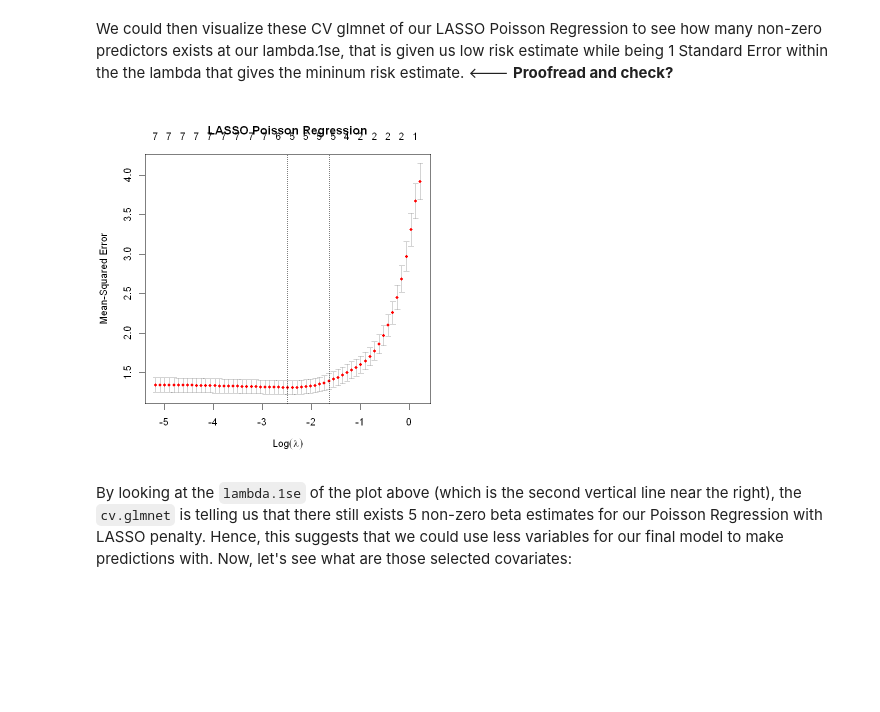
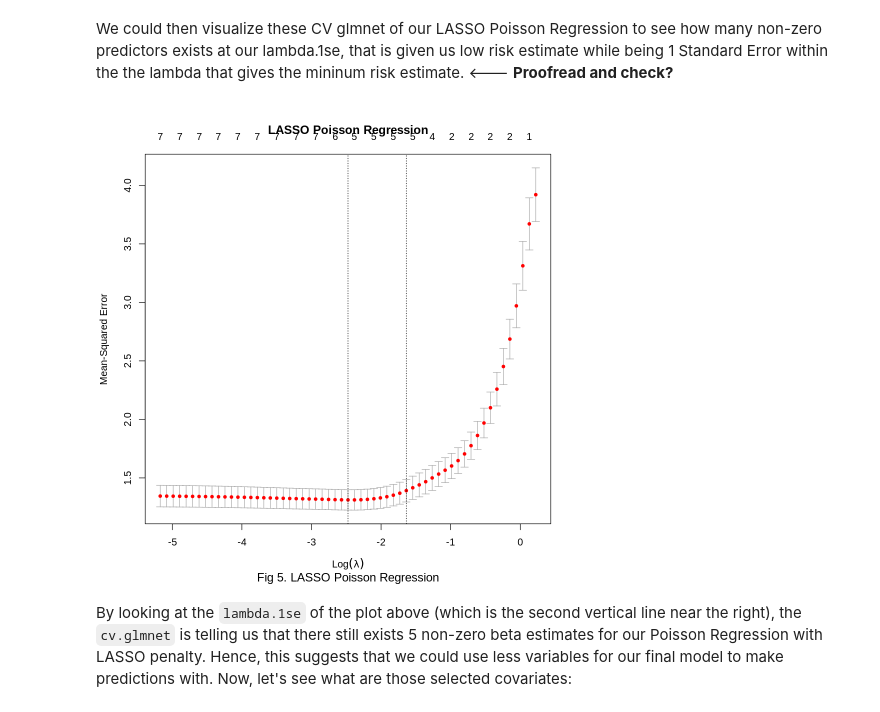
Before and after one commit to tonyliang19/stat301-group-project, a Jupyter notebook: src/methods_tony.ipynb, the cells around one changed output. Drawn from its saved outputs; the diff is of its cells as text; code cells hidden in the pictures; blank space fills up the shorter version.

```diff
--- a/src/methods_tony.ipynb
+++ b/src/methods_tony.ipynb
@@ -367,11 +370,12 @@ cv_lasso <- cv.glmnet(
 We could then visualize these CV glmnet of our LASSO Poisson Regression to see how many non-zero predictors exists at our lambda.1se, that is given us low risk estimate while being 1 Standard Error within the the lambda that gives the mininum risk estimate. <--- **Proofread and check?**
 # %%
 # change size of plot
-options(repr.plot.width = 6, repr.plot.height = 6)
+options(repr.plot.width = 8, repr.plot.height = 8)
 # plot the cv glmnet with deviance vs log lambda
 plot(cv_lasso, main = "LASSO Poisson Regression")
+mtext(text = "Fig 5. LASSO Poisson Regression", side=1, line = 4, cex = 1.2)
 # %% [output]
-[figure, old version]
+[figure, new version]
 # %% [markdown]
 By looking at the `lambda.1se` of the plot above (which is the second vertical line near the right), the `cv.glmnet` is telling us that there still exists 5 non-zero beta estimates for our Poisson Regression with LASSO penalty. Hence, this suggests that we could use less variables for our final model to make predictions with. Now, let's see what are those selected covariates:
 # %%
```
Also changed, not shown: parts of 22 cells of this notebook.
